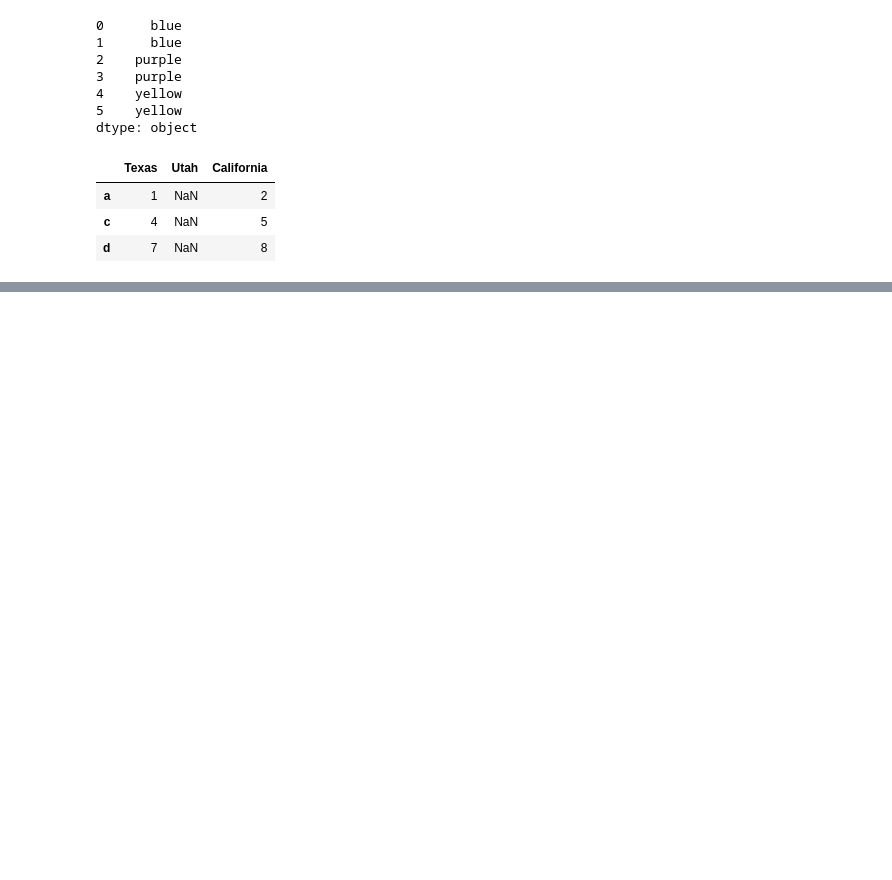
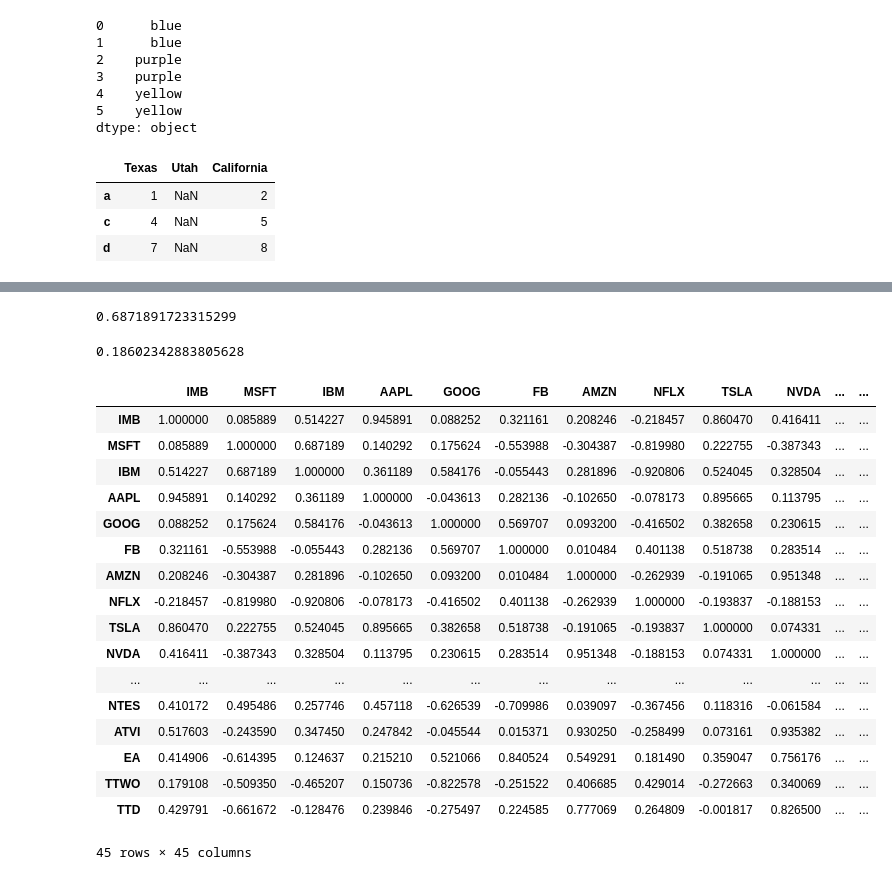
Before and after one commit to KevinShindel/MachineLearning, a Jupyter notebook: Pandas/book/pandas_base.ipynb, the cells around one changed output, grey strips where cells are left out. Saved outputs shown, nothing was run; the diff lists cells and outputs as text; code cells hidden in the pictures; blank space fills up the shorter version.

```diff
--- a/Pandas/book/pandas_base.ipynb
+++ b/Pandas/book/pandas_base.ipynb
@@ -240,0 +539,8 @@ obj[obj < 2] # get the values that are less than 2
+# %%
+returns['MSFT'].corr(returns['IBM']) # get the correlation of MSFT and IBM
+# %% [output]
+0.6871891723315299
+# %%
+returns['MSFT'].cov(returns['IBM']) # get the covariance of MSFT and IBM
+# %% [output]
+0.18602342883805628
@@ -240,0 +549,21 @@ obj[obj < 2] # get the values that are less than 2
+# %%
+returns.corr() # get the correlation matrix of the DataFrame obj
+# %% [output]
+|  | IMB | MSFT | IBM | AAPL | GOOG | FB | AMZN | NFLX | TSLA | NVDA | ... | ... |
+| IMB | 1.000000 | 0.085889 | 0.514227 | 0.945891 | 0.088252 | 0.321161 | 0.208246 | -0.218457 | 0.860470 | 0.416411 | ... | ... |
+| MSFT | 0.085889 | 1.000000 | 0.687189 | 0.140292 | 0.175624 | -0.553988 | -0.304387 | -0.819980 | 0.222755 | -0.387343 | ... | ... |
+| IBM | 0.514227 | 0.687189 | 1.000000 | 0.361189 | 0.584176 | -0.055443 | 0.281896 | -0.920806 | 0.524045 | 0.328504 | ... | ... |
+| AAPL | 0.945891 | 0.140292 | 0.361189 | 1.000000 | -0.043613 | 0.282136 | -0.102650 | -0.078173 | 0.895665 | 0.113795 | ... | ... |
+| GOOG | 0.088252 | 0.175624 | 0.584176 | -0.043613 | 1.000000 | 0.569707 | 0.093200 | -0.416502 | 0.382658 | 0.230615 | ... | ... |
+| FB | 0.321161 | -0.553988 | -0.055443 | 0.282136 | 0.569707 | 1.000000 | 0.010484 | 0.401138 | 0.518738 | 0.283514 | ... | ... |
+| AMZN | 0.208246 | -0.304387 | 0.281896 | -0.102650 | 0.093200 | 0.010484 | 1.000000 | -0.262939 | -0.191065 | 0.951348 | ... | ... |
+| NFLX | -0.218457 | -0.819980 | -0.920806 | -0.078173 | -0.416502 | 0.401138 | -0.262939 | 1.000000 | -0.193837 | -0.188153 | ... | ... |
+| TSLA | 0.860470 | 0.222755 | 0.524045 | 0.895665 | 0.382658 | 0.518738 | -0.191065 | -0.193837 | 1.000000 | 0.074331 | ... | ... |
+| NVDA | 0.416411 | -0.387343 | 0.328504 | 0.113795 | 0.230615 | 0.283514 | 0.951348 | -0.188153 | 0.074331 | 1.000000 | ... | ... |
+| ... | ... | ... | ... | ... | ... | ... | ... | ... | ... | ... | ... | ... |
+| NTES | 0.410172 | 0.495486 | 0.257746 | 0.457118 | -0.626539 | -0.709986 | 0.039097 | -0.367456 | 0.118316 | -0.061584 | ... | ... |
+| ATVI | 0.517603 | -0.243590 | 0.347450 | 0.247842 | -0.045544 | 0.015371 | 0.930250 | -0.258499 | 0.073161 | 0.935382 | ... | ... |
+| EA | 0.414906 | -0.614395 | 0.124637 | 0.215210 | 0.521066 | 0.840524 | 0.549291 | 0.181490 | 0.359047 | 0.756176 | ... | ... |
+| TTWO | 0.179108 | -0.509350 | -0.465207 | 0.150736 | -0.822578 | -0.251522 | 0.406685 | 0.429014 | -0.272663 | 0.340069 | ... | ... |
+| TTD | 0.429791 | -0.661672 | -0.128476 | 0.239846 | -0.275497 | 0.224585 | 0.777069 | 0.264809 | -0.001817 | 0.826500 | ... | ... |
+45 rows × 45 columns
```
Also changed, not shown: parts of 67 cells of this notebook, 1 other file.
